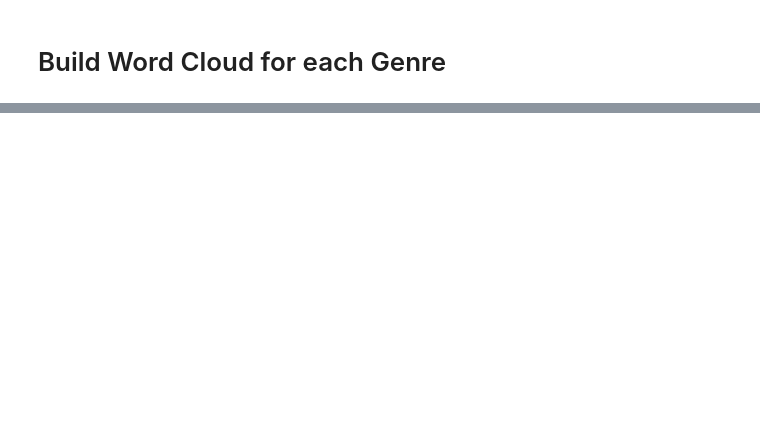
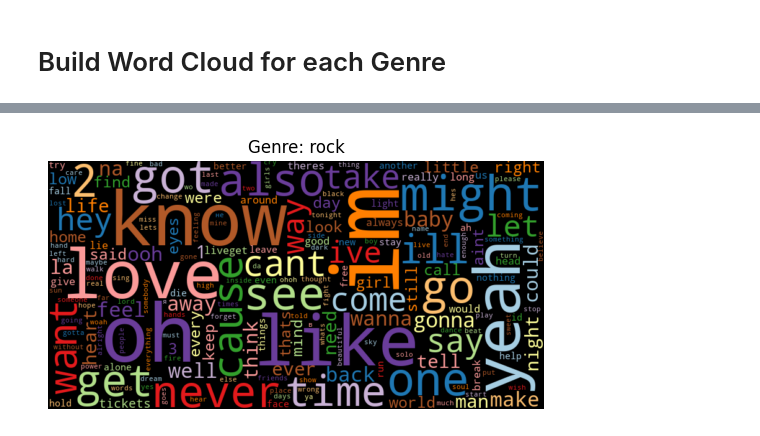
Before and after one commit to hunterblum/Multi-Genre-Classification, a Jupyter notebook: 03_EDA.ipynb, the cells around one changed output, grey strips where cells are left out. Drawn from its saved outputs; the diff is of its cells as text; code cells hidden in the pictures; blank space fills up the shorter version.

```diff
--- a/03_EDA.ipynb
+++ b/03_EDA.ipynb
@@ -119,0 +137,4 @@ def count_words(df, column='tokens', preprocess=None, min_freq=2):
+# %%
+make_wordcloud("rock")
+# %% [output]
+[figure, added]
```
Also changed, not shown: parts of 14 cells of this notebook.
